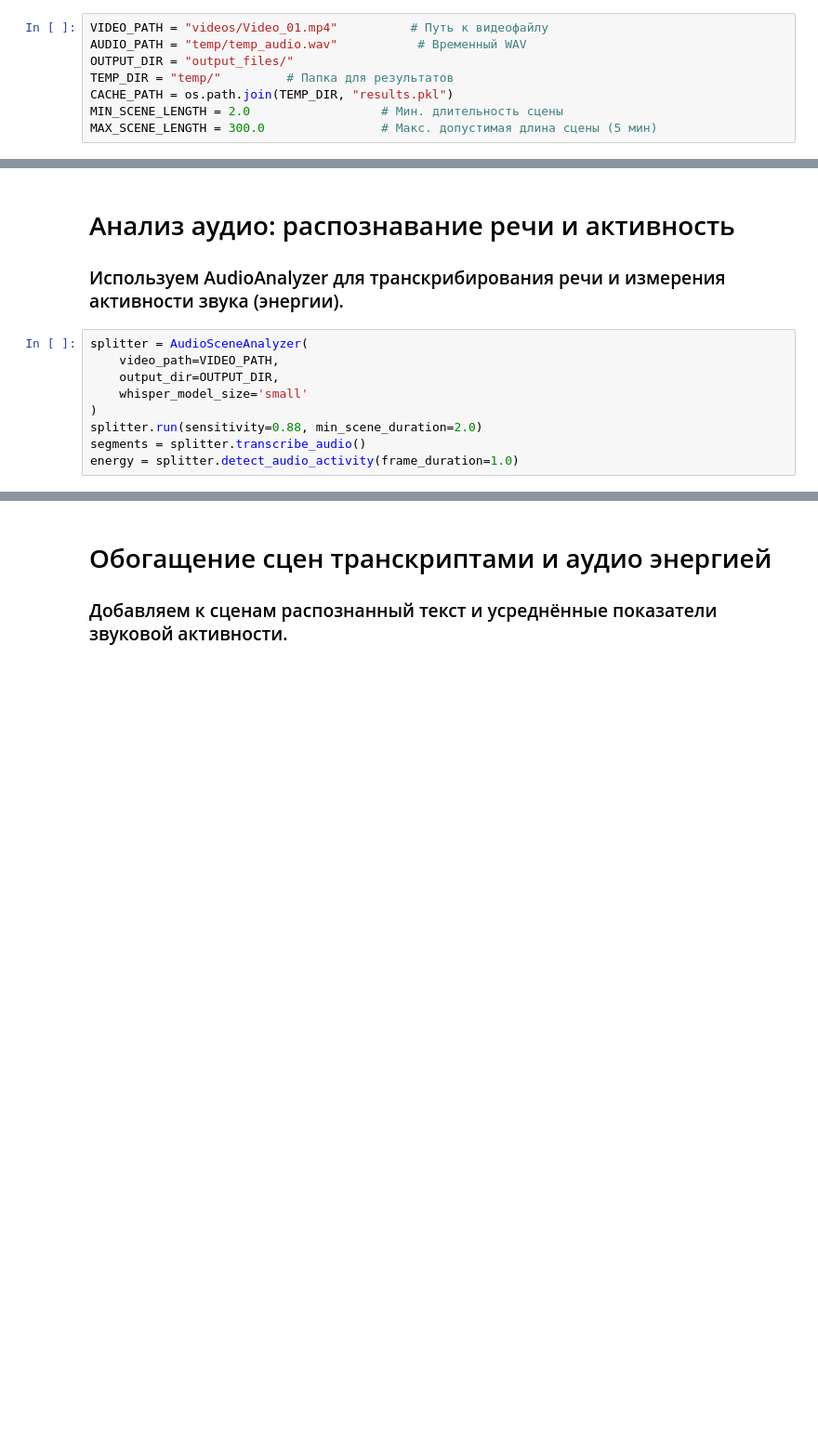
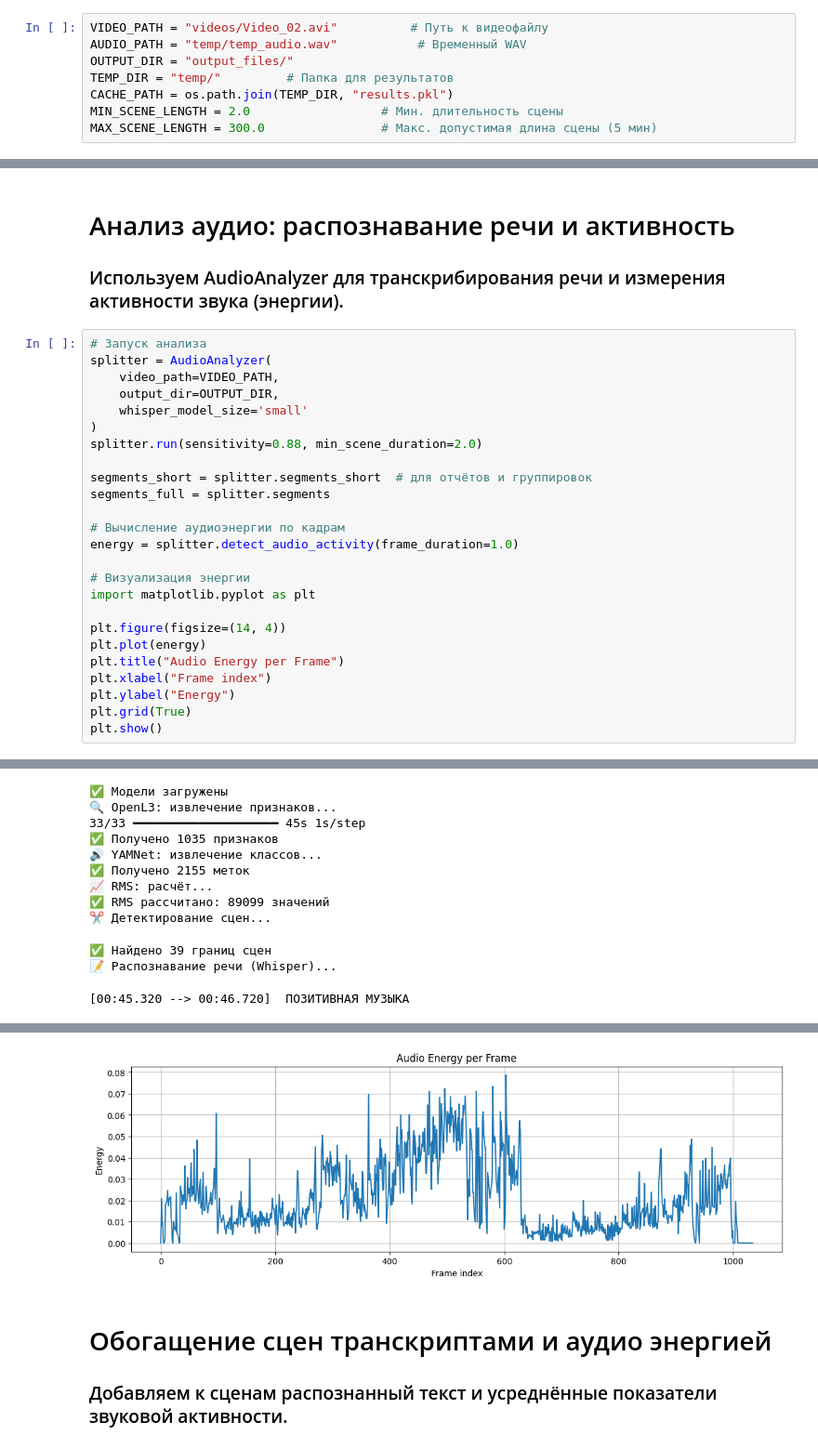
Before and after one commit to Hackathon-SFxTSU-group/kion_practice, a Jupyter notebook: project.ipynb, the cells around one changed output, grey strips where cells are left out. Shown at 93% size. Cells and saved outputs as stored; diff of their text form; blank space fills up the shorter version.

```diff
--- a/project.ipynb
+++ b/project.ipynb
@@ -13,5 +28,5 @@ WARNING:tensorflow:From c:\Users\d.krasnov.kulturauao\Projects\My_projects\Hacha
 # %%
-VIDEO_PATH = "videos/Video_01.mp4"          # Путь к видеофайлу
+VIDEO_PATH = "videos/Video_02.avi"          # Путь к видеофайлу
 AUDIO_PATH = "temp/temp_audio.wav"           # Временный WAV
 OUTPUT_DIR = "output_files/"
 TEMP_DIR = "temp/"         # Папка для результатов
@@ -38,12 +63,29 @@ else:
 # Анализ аудио: распознавание речи и активность
 
 ### Используем AudioAnalyzer для транскрибирования речи и измерения активности звука (энергии).
-# %%
-splitter = AudioSceneAnalyzer(
-    video_path=VIDEO_PATH,
-    output_dir=OUTPUT_DIR,
-    whisper_model_size='small'
-)
-splitter.run(sensitivity=0.88, min_scene_duration=2.0)
-segments = splitter.transcribe_audio()
-energy = splitter.detect_audio_activity(frame_duration=1.0)
+# %%
+# Запуск анализа
+splitter = AudioAnalyzer(
+    video_path=VIDEO_PATH,
+    output_dir=OUTPUT_DIR,
+    whisper_model_size='small'
+)
+splitter.run(sensitivity=0.88, min_scene_duration=2.0)
+
+segments_short = splitter.segments_short  # для отчётов и группировок
+segments_full = splitter.segments
+
+# Вычисление аудиоэнергии по кадрам
+energy = splitter.detect_audio_activity(frame_duration=1.0)
+
+# Визуализация энергии
+import matplotlib.pyplot as plt
+
+plt.figure(figsize=(14, 4))
+plt.plot(energy)
+plt.title("Audio Energy per Frame")
+plt.xlabel("Frame index")
+plt.ylabel("Energy")
+plt.grid(True)
+plt.show()
+# %% [output]
@@ -49,0 +101,12 @@ energy = splitter.detect_audio_activity(frame_duration=1.0)
+✅ Модели загружены
+🔍 OpenL3: извлечение признаков...
+33/33 ━━━━━━━━━━━━━━━━━━━━ 45s 1s/step
+✅ Получено 1035 признаков
+🔊 YAMNet: извлечение классов...
+✅ Получено 2155 меток
+📈 RMS: расчёт...
+✅ RMS рассчитано: 89099 значений
+✂️ Детектирование сцен...
+✅ Найдено 39 границ сцен
+📝 Распознавание речи (Whisper)...
+[00:45.320 --> 00:46.720]  ПОЗИТИВНАЯ МУЗЫКА
@@ -50,3 +130,4 @@ energy = splitter.detect_audio_activity(frame_duration=1.0)
+[figure, added]
 # %% [markdown]
 # Обогащение сцен транскриптами и аудио энергией
 
```
Also changed, not shown: parts of 7 cells of this notebook, 4 other files.
